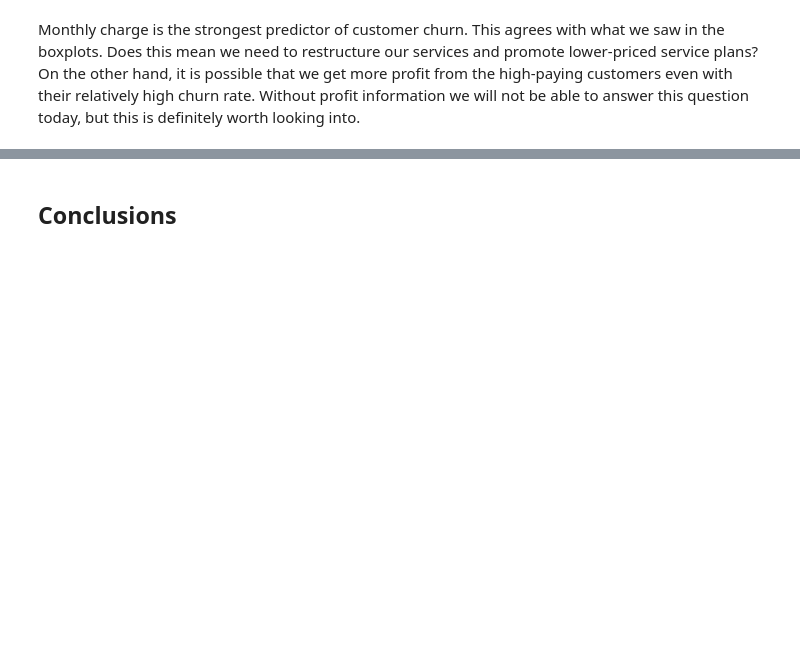
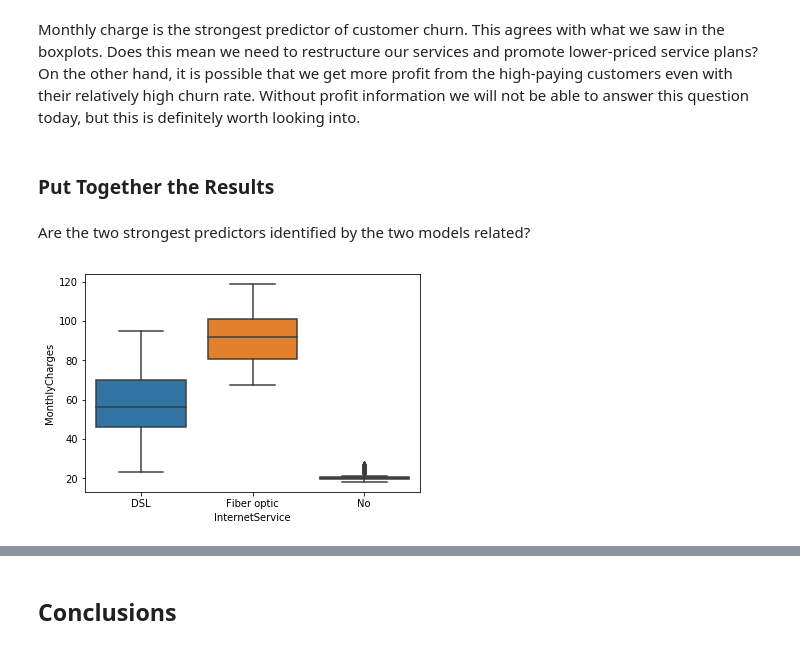
Before and after one commit to EnergizeStatistics/kaggle-telco-customer-churn, a Jupyter notebook: main.ipynb, the cells around one changed output, grey strips where cells are left out. Drawn from its saved outputs; the diff is of its cells as text; code cells hidden in the pictures; blank space fills up the shorter version.

```diff
--- a/main.ipynb
+++ b/main.ipynb
@@ -284,3 +289,12 @@ lgb.plot_importance(clf_lgb, max_num_features=10)
 [figure]
 # %% [markdown]
 Monthly charge is the strongest predictor of customer churn. This agrees with what we saw in the boxplots. Does this mean we need to restructure our services and promote lower-priced service plans? On the other hand, it is possible that we get more profit from the high-paying customers even with their relatively high churn rate. Without profit information we will not be able to answer this question today, but this is definitely worth looking into.
+# %% [markdown]
+### Put Together the Results ###
+# %% [markdown]
+Are the two strongest predictors identified by the two models related?
+# %%
+sns.boxplot(x='InternetService', y='MonthlyCharges', data=df)
+plt.show()
+# %% [output]
+[figure, added]
```
Also changed, not shown: parts of 6 cells of this notebook.
